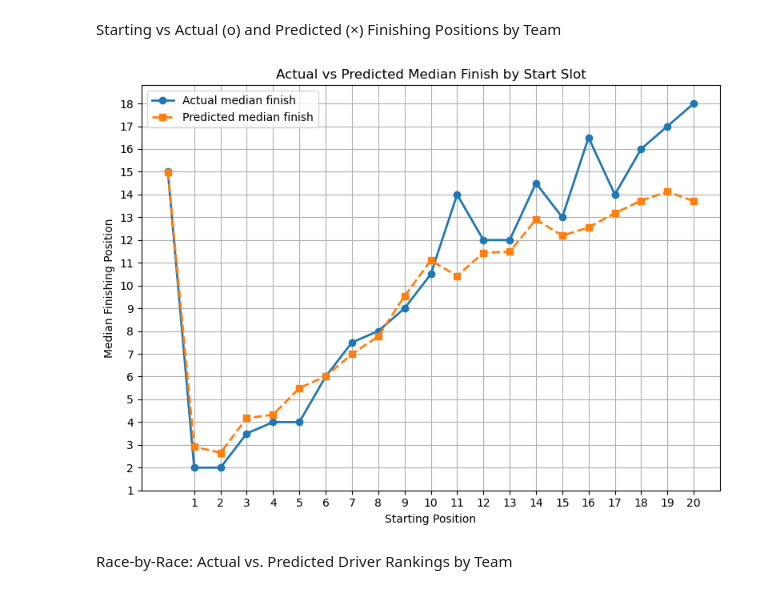
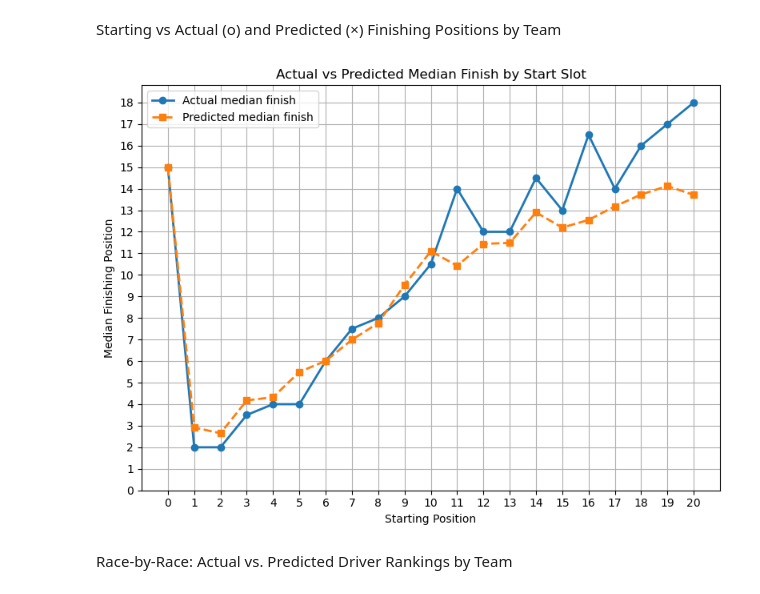
Before and after one commit to dehadeaaryan/data-mining-visualization-gp, a Jupyter notebook: models/random_forest/model.ipynb, the cells around one changed output. Cells and saved outputs as stored; diff of their text form; code cells hidden in the pictures.

```diff
--- a/models/random_forest/model.ipynb
+++ b/models/random_forest/model.ipynb
@@ -286,36 +311,36 @@ agg = plot_df.groupby('starting_position').agg(
 # 2) Plot both curves
 plt.figure(figsize=(8,6))
 plt.plot(
     agg['starting_position'],
     agg['actual_med'],
     marker='o',
     linewidth=2,
     label='Actual median finish'
 )
 plt.plot(
     agg['starting_position'],
     agg['predicted_med'],
     marker='s',
     linestyle='--',
     linewidth=2,
     label='Predicted median finish'
 )
 
 # 3) Ticks at every integer
 max_pos = int(agg['starting_position'].max())
-plt.xticks(range(1, max_pos+1))
-plt.yticks(range(1, int(max(agg['actual_med'].max(), agg['predicted_med'].max()))+1))
+plt.xticks(range(0, max_pos+1))
+plt.yticks(range(0, int(max(agg['actual_med'].max(), agg['predicted_med'].max()))+1))
 
 # 4) Labels & styling
 plt.xlabel('Starting Position')
 plt.ylabel('Median Finishing Position')
 plt.title('Actual vs Predicted Median Finish by Start Slot')
 plt.legend()
 plt.grid(True)
 plt.tight_layout()
 plt.show()
 # %% [output]
-[figure, old version]
+[figure, new version]
 # %% [markdown]
 Race-by-Race: Actual vs. Predicted Driver Rankings by Team
 # %%
```
Also changed, not shown: parts of 1 cell of this notebook.
